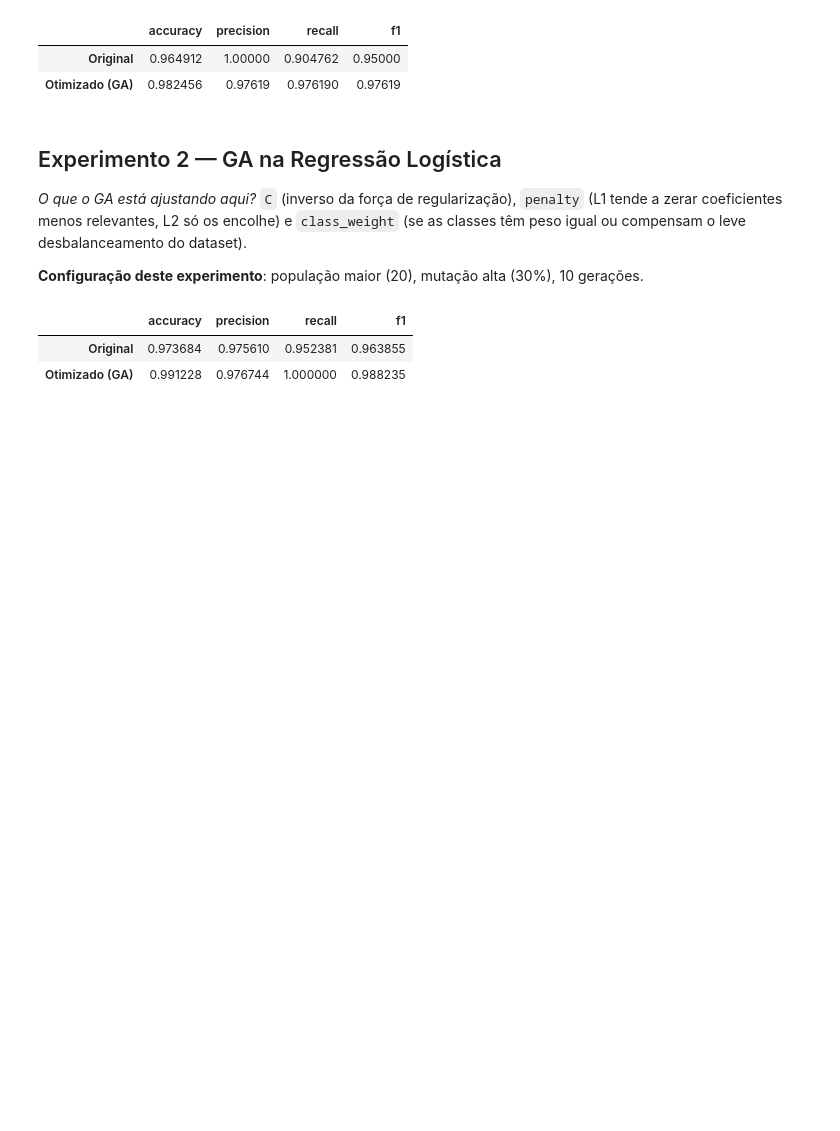
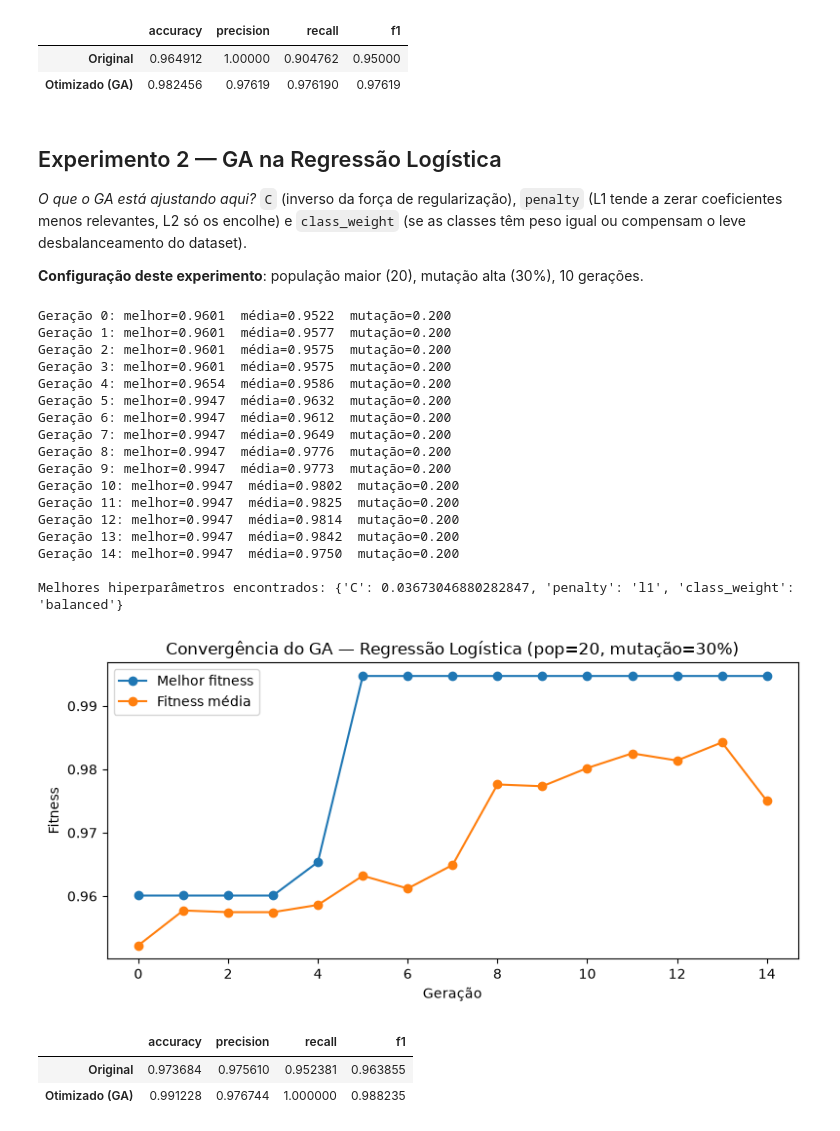
Before and after one commit to SamirGoes/tech-challenge-fiap-fase2, a Jupyter notebook: notebooks/GA_HyperparametersOptimization.ipynb, the cells around one changed output. Drawn from its saved outputs; the diff is of its cells as text; code cells hidden in the pictures; blank space fills up the shorter version.

```diff
--- a/notebooks/GA_HyperparametersOptimization.ipynb
+++ b/notebooks/GA_HyperparametersOptimization.ipynb
@@ -113,21 +135,43 @@ pd.DataFrame([metricas_linear_original, metricas_linear_otimizado], index=["Orig
 
 **Configuração deste experimento**: população maior (20), mutação alta (30%), 10 gerações.
 # %%
+populacao_rlog=20
+geracoes_rlog=15
+mutacao_rlog=0.2
 populacao, historico_log, fitnesses, melhor_log = ga_utils.rodar_ga(
     "regressao_logistica", X_train, y_train, X_test, y_test,
-    tamanho_populacao=20, geracoes=15, mutacao=0.2, seed=42,
+    tamanho_populacao=populacao_rlog, geracoes=geracoes_rlog, mutacao=mutacao_rlog, seed=42,
 )
 print("\nMelhores hiperparâmetros encontrados:", melhor_log)
 
 pd.DataFrame(historico_log).to_csv(RESULTADOS_DIR / "fitness_history_regressao_logistica.csv", index=False)
 with open(RESULTADOS_DIR / "best_hyperparams_regressao_logistica.json", "w") as f:
     json.dump({"algoritmo": "regressao_logistica", "melhor_individuo": melhor_log}, f, indent=2, default=str)
 
 plt.figure(figsize=(8, 4))
 plt.plot([h["geracao"] for h in historico_log], [h["melhor"] for h in historico_log], label="Melhor fitness", marker="o")
 plt.plot([h["geracao"] for h in historico_log], [h["media"] for h in historico_log], label="Fitness média", marker="o")
-plt.xlabel("Geração"); plt.ylabel("Fitness"); plt.title("Convergência do GA — Regressão Logística (pop=20, mutação=30%)")
+plt.xlabel("Geração"); plt.ylabel("Fitness"); plt.title(f"Convergência do GA — Regressão Logística (pop={populacao_rlog}, mutação={mutacao_rlog})")
 plt.legend(); plt.tight_layout(); plt.show()
+# %% [output]
+Geração 0: melhor=0.9601  média=0.9522  mutação=0.200
+Geração 1: melhor=0.9601  média=0.9577  mutação=0.200
+Geração 2: melhor=0.9601  média=0.9575  mutação=0.200
+Geração 3: melhor=0.9601  média=0.9575  mutação=0.200
+Geração 4: melhor=0.9654  média=0.9586  mutação=0.200
+Geração 5: melhor=0.9947  média=0.9632  mutação=0.200
+Geração 6: melhor=0.9947  média=0.9612  mutação=0.200
+Geração 7: melhor=0.9947  média=0.9649  mutação=0.200
+Geração 8: melhor=0.9947  média=0.9776  mutação=0.200
+Geração 9: melhor=0.9947  média=0.9773  mutação=0.200
+Geração 10: melhor=0.9947  média=0.9802  mutação=0.200
+Geração 11: melhor=0.9947  média=0.9825  mutação=0.200
+Geração 12: melhor=0.9947  média=0.9814  mutação=0.200
+Geração 13: melhor=0.9947  média=0.9842  mutação=0.200
+Geração 14: melhor=0.9947  média=0.9750  mutação=0.200
+
+Melhores hiperparâmetros encontrados: {'C': 0.03673046880282847, 'penalty': 'l1', 'class_weight': 'balanced'}
+[figure, added]
 # %%
 modelo_log_original = ga_utils.construir_log(ga_utils.LOG_BASELINE)
 modelo_log_original.fit(X_train, y_train)
```
Also changed, not shown: parts of 5 cells of this notebook, 9 other files.
